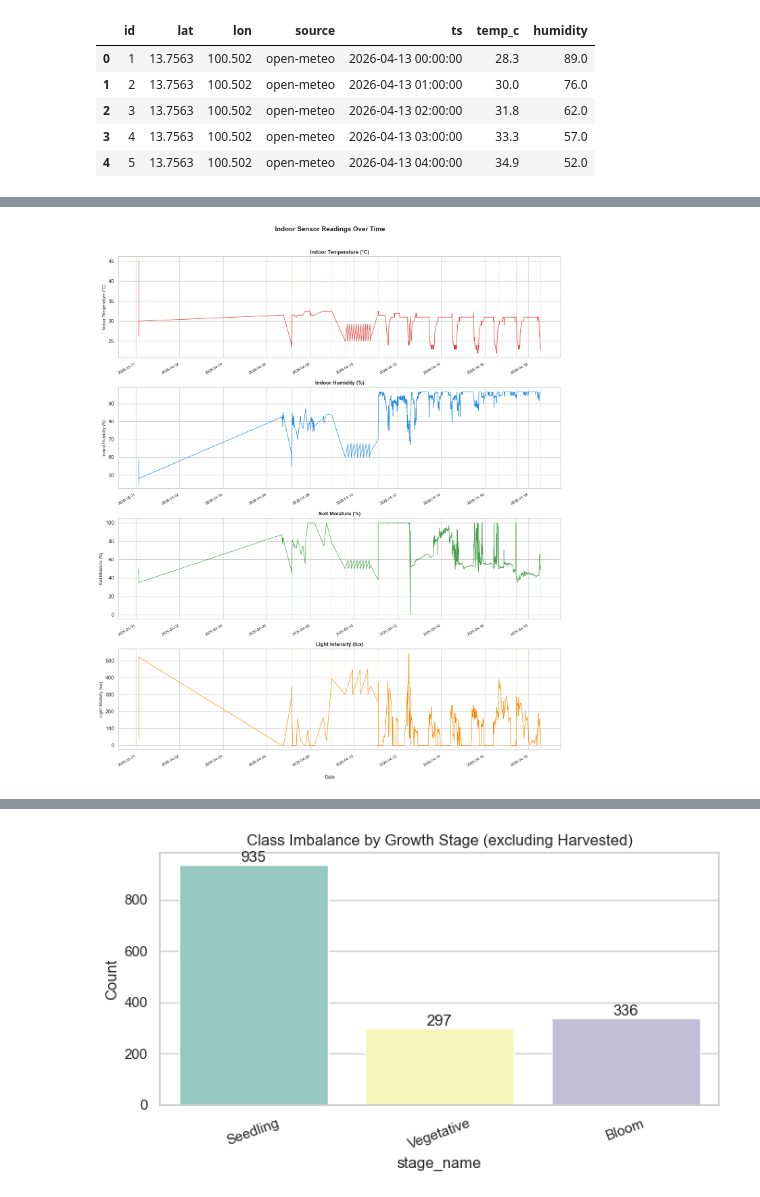
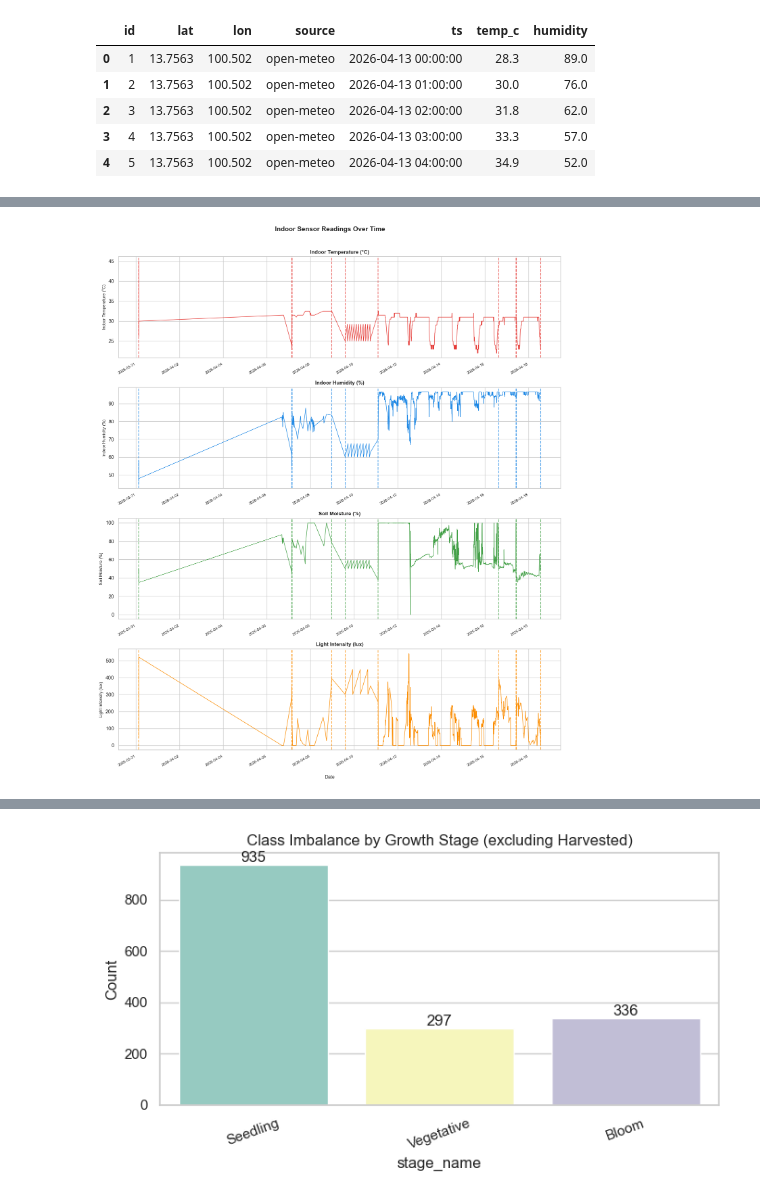
Before and after one commit to Plant-IQ/AutoGrow_DataAnalytics, a Jupyter notebook: data_analytics/AutoGrow.ipynb, the cells around one changed output, grey strips where cells are left out. Cells and saved outputs as stored; diff of their text form; code cells hidden in the pictures.

```diff
--- a/data_analytics/AutoGrow.ipynb
+++ b/data_analytics/AutoGrow.ipynb
@@ -256,5 +331,4 @@ Time range wh: 2026-04-13 00:00:00 -> 2026-04-20 23:00:00 | rows: 192
 # %%
-
 plot_cols = [c for c in [col_temp_in, col_hum_in, col_soil, col_light_lux] if c is not None]
 
 label_map = {
@@ -272,36 +346,38 @@ color_map = {
 }
 
 if plot_cols:
+    # Creates one subplot per sensor, all sharing the same x-axis (time)
     fig, axes = plt.subplots(len(plot_cols), 1, figsize=(14, 4 * len(plot_cols)), sharex=True)
     if len(plot_cols) == 1:
-        axes = [axes]
+        axes = [axes]  # Ensure axes is always a list for consistent iteration below
 
     fig.suptitle("Indoor Sensor Readings Over Time", fontsize=14, fontweight="bold", y=1.01)
 
     stage_col_for_marker = col_stage_name if col_stage_name else col_stage
-    stage_changes = None
     if stage_col_for_marker:
+        # Detect rows where the stage value changes — used to draw vertical stage-transition lines
         stage_changes = ag[stage_col_for_marker].astype(str).ne(ag[stage_col_for_marker].astype(str).shift(1))
 
     for ax, c in zip(axes, plot_cols):
         readable = label_map.get(c, c.replace("_", " ").title())
         color = color_map.get(c, "#546E7A")
         ax.plot(ag["ts"], ag[c], linewidth=1, color=color)
         ax.set_title(readable, fontsize=11, fontweight="bold", pad=6)
         ax.set_ylabel(readable, fontsize=9)
         ax.xaxis.set_major_locator(mdates.DayLocator(interval=2))
         ax.xaxis.set_major_formatter(mdates.DateFormatter("%Y-%m-%d"))
         ax.tick_params(axis="x", labelbottom=True, labelrotation=30, labelsize=8)
         plt.setp(ax.xaxis.get_majorticklabels(), ha="right")
         if stage_changes is not None:
+            # Draw a dashed vertical line at every point the plant transitions to a new stage
             for t in ag.loc[stage_changes, "ts"]:
-                ax.axvline(t, linestyle="--", alpha=0.25, linewidth=0.8, color=color)
+                ax.axvline(t, linestyle="--", alpha=0.7, linewidth=1.5, color=color)
 
     fig.text(0.5, -0.01, "Date", ha="center", fontsize=10)
     plt.tight_layout()
     plt.show()
 else:
     print("No sensor columns found for time-series plotting.")
 # %% [output]
-[figure, old version]
+[figure, new version]
 # %% [markdown]
```
Also changed, not shown: parts of 43 cells of this notebook.
